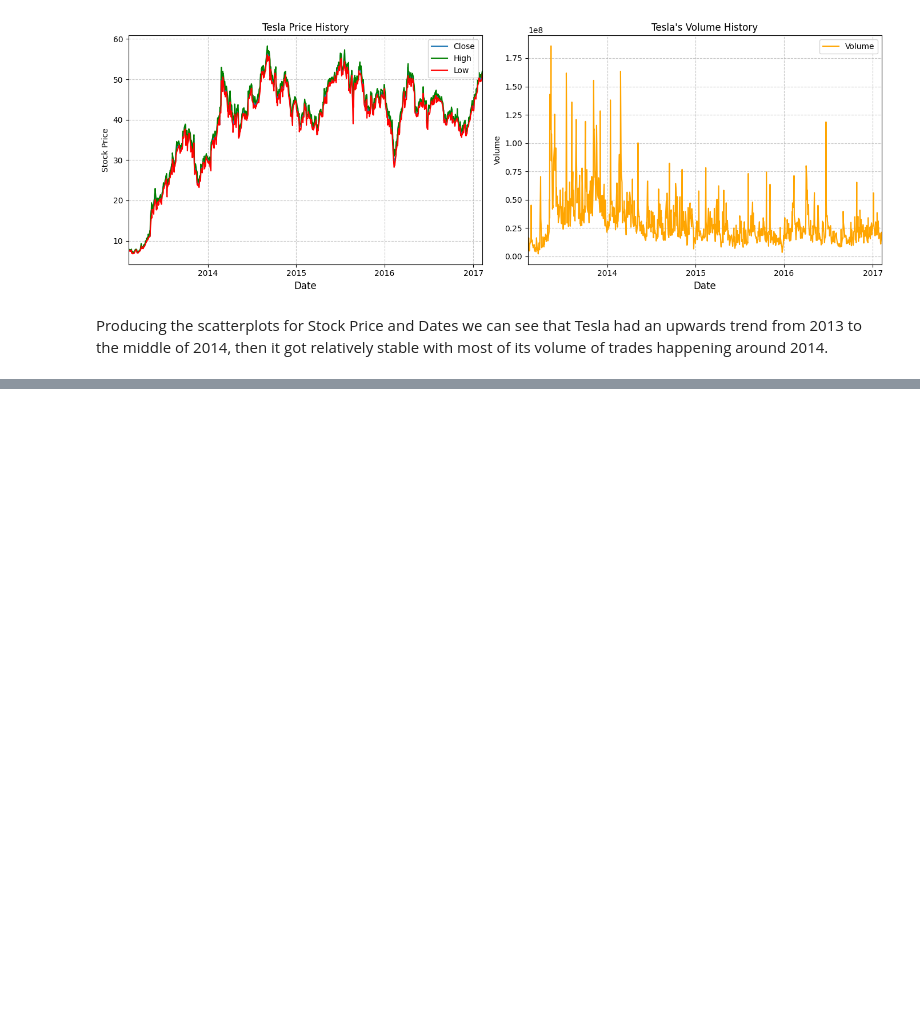
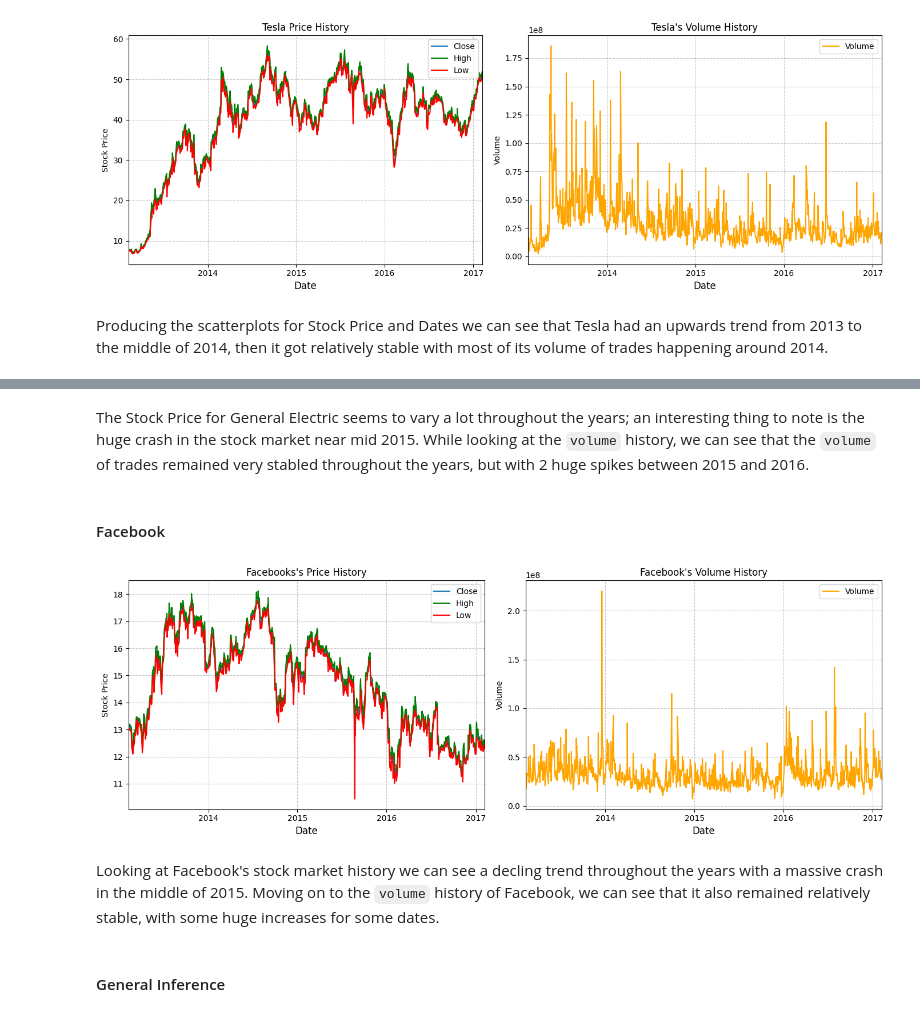
Before and after one commit to Vondent/stock-price-analysis, a Jupyter notebook: stock-price-analysis.ipynb, the cells around one changed output, grey strips where cells are left out. Cells and saved outputs as stored; diff of their text form; code cells hidden in the pictures; blank space fills up the shorter version.

```diff
--- a/stock-price-analysis.ipynb
+++ b/stock-price-analysis.ipynb
@@ -461,0 +560,37 @@ Producing the scatterplots for Stock Price and Dates we can see that Tesla had a
+# %% [markdown]
+The Stock Price for General Electric seems to vary a lot throughout the years; an interesting thing to note is the huge crash in the stock market near mid 2015.  While looking at the `volume` history, we can see that the `volume` of trades remained very stabled throughout the years, but with 2 huge spikes between 2015 and 2016.
+# %% [markdown]
+#### Facebook
+# %%
+f, (ax1, ax2) = plt.subplots(1, 2, figsize=(14, 5))
+
+# Close, High, and Low Prices on ax1
+ax1.plot(fb_train["date"], fb_train["close"], label="Close")
+ax1.plot(fb_train["date"], fb_train["high"], color="green", label="High")
+ax1.plot(fb_train["date"],fb_train["low"], color="red", label="Low")
+ax1.set_xlabel("Date", fontsize=12)
+ax1.set_ylabel("Stock Price")
+ax1.set_title("Facebooks's Price History")
+ax1.legend()
+
+# Volume on ax2
+ax2.plot(fb_train["date"], fb_train["volume"], color="orange", label="Volume")
+ax2.set_xlabel("Date", fontsize=12)
+ax2.set_ylabel("Volume")
+ax2.set_title("Facebook's Volume History")
+ax2.legend()
+
+for ax in [ax1, ax2]:
+    ax.xaxis.set_major_locator(mdates.YearLocator())  # Major ticks every year
+    ax.xaxis.set_major_formatter(mdates.DateFormatter("%Y"))  # Format as 'YYYY'
+    ax.set_xlim([fb_train["date"].min(), fb_train["date"].max()])  # Limit to data range
+    ax.grid(True, linestyle="--", alpha=0.7)  # Optional grid for clarity
+
+plt.tight_layout()
+plt.show()
+# %% [output]
+[figure, added]
+# %% [markdown]
+Looking at Facebook's stock market history we can see a decling trend throughout the years with a massive crash in the middle of 2015.  Moving on to the `volume` history of Facebook, we can see that it also remained relatively stable, with some huge increases for some dates.
+# %% [markdown]
+#### General Inference
```
Also changed, not shown: parts of 11 cells of this notebook.
